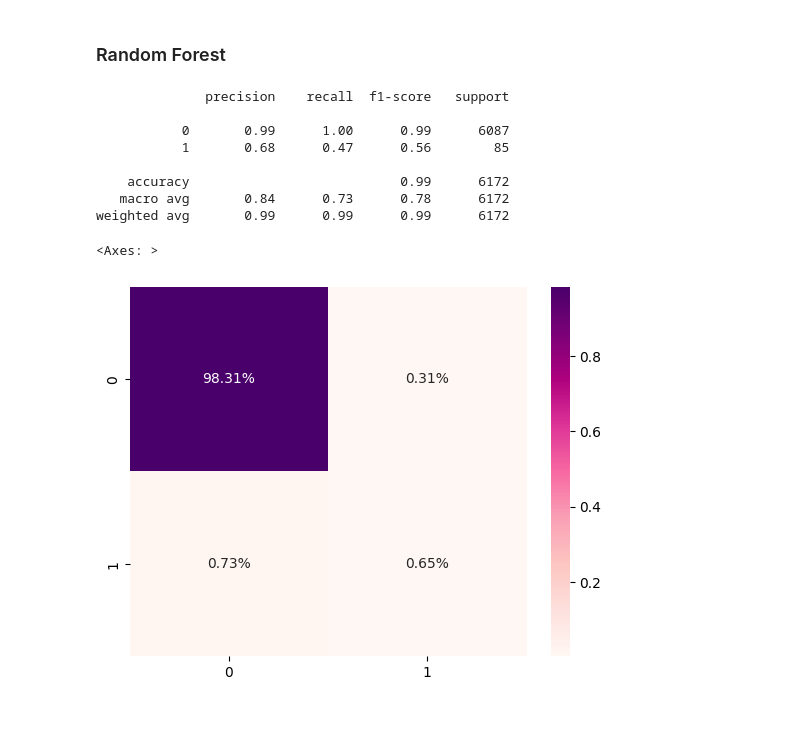
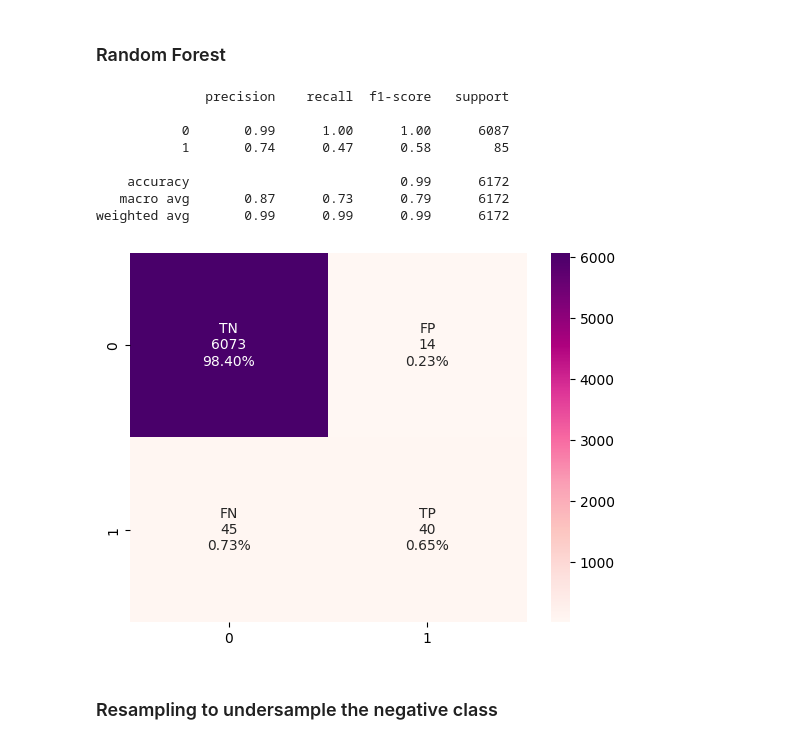
Before and after one commit to sophieganapolsky/ML4VA, a Jupyter notebook: Prediction.ipynb, the cells around one changed output. Drawn from its saved outputs; the diff is of its cells as text; code cells hidden in the pictures; blank space fills up the shorter version.

```diff
--- a/Prediction.ipynb
+++ b/Prediction.ipynb
@@ -51,8 +51,9 @@ terry_stops = terry_stops[terry_stops['FORCE USED BY OFFICER'].notna()]
 terry_stops['FORCE USED BY OFFICER'].replace('Y', 1, inplace= True)
 terry_stops['FORCE USED BY OFFICER'].replace('N', 0, inplace=True)
 
+full_df = terry_stops.drop(['JURISDICTION'], axis=1)
 Y = terry_stops['FORCE USED BY OFFICER']
-X = terry_stops.drop('FORCE USED BY OFFICER', axis=1)
+X = terry_stops.drop(['FORCE USED BY OFFICER', 'JURISDICTION'], axis=1)
 # %% [output]
 The behavior will change in pandas 3.0. This inplace method will never work because the intermediate object on which we are setting values always behaves as a copy.
 
@@ -116,26 +116,31 @@ import seaborn as sns
 # %%
 X_train, X_test, y_train, y_test = train_test_split(X, Y, test_size=0.2, random_state=42)
-# %%
-def plot_cnf()
+# %%
+def plot_cnf(cnf):
+    group_names = ['TN', 'FP', 'FN', 'TP']
+    group_counts = ["{0:0.0f}".format(value) for value in cnf.flatten()]
+    group_percentages = ["{0:.2%}".format(value) for value in cnf.flatten()/np.sum(cnf)]
+    labels = [f"{v1}\n{v2}\n{v3}" for v1, v2, v3 in zip(group_names,group_counts,group_percentages)]
+    labels = np.asarray(labels).reshape(2,2)
+    sns.heatmap(cnf, annot=labels, fmt='', cmap='RdPu')
 # %% [markdown]
 ### Random Forest
 # %%
 rf = RandomForestClassifier(random_state=42)
 rf.fit(X_train, y_train)
 y_pred_rf = rf.predict(X_test)
 print(classification_report(y_pred=y_pred_rf, y_true=y_test))
+cnf_rf = confusion_matrix(y_pred=y_pred_rf, y_true=y_test)
+plot_cnf(cnf_rf)
 # %% [output]
               precision    recall  f1-score   support
 
-           0       0.99      1.00      0.99      6087
-           1       0.68      0.47      0.56        85
+           0       0.99      1.00      1.00      6087
+           1       0.74      0.47      0.58        85
 
     accuracy                           0.99      6172
-   macro avg       0.84      0.73      0.78      6172
+   macro avg       0.87      0.73      0.79      6172
 weighted avg       0.99      0.99      0.99      6172
+[figure, added]
-# %%
-cnf_rf = confusion_matrix(y_pred=y_pred_rf, y_true=y_test)
-sns.heatmap(cnf_rf/np.sum(cnf_rf), annot=True, fmt=".2%", cmap='RdPu')
-# %% [output]
-<Axes: >
-[figure, removed]
+# %% [markdown]
+### Resampling to undersample the negative class
```
Also changed, not shown: parts of 7 cells of this notebook.
